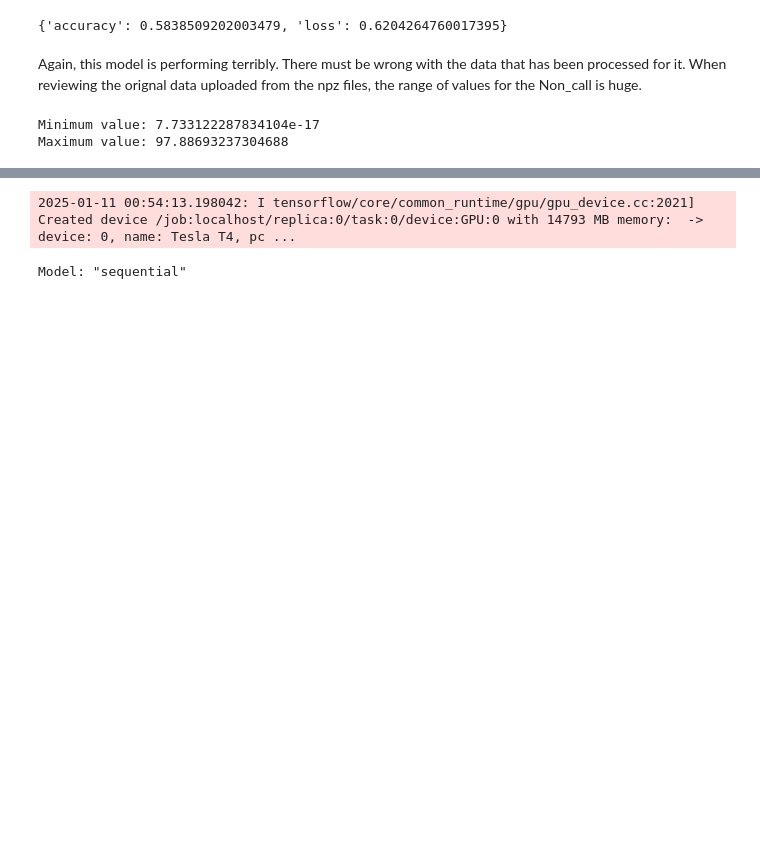
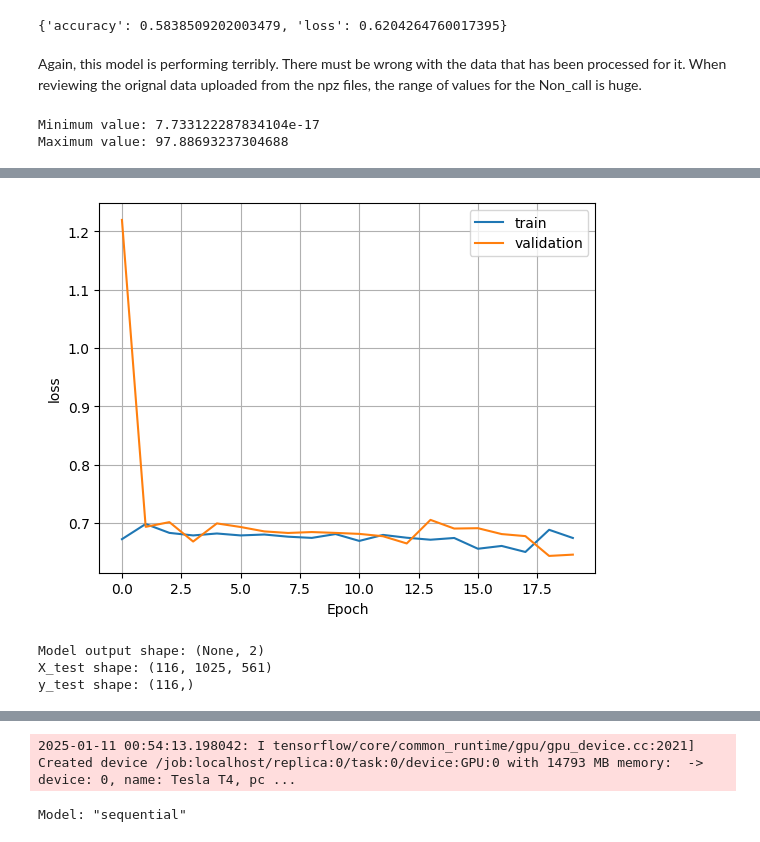
Before and after one commit to Kevin002023/machine-_learning_project2, a Jupyter notebook: Part.2_CNN_model.ipynb, the cells around one changed output, grey strips where cells are left out. Drawn from its saved outputs; the diff is of its cells as text; code cells hidden in the pictures; blank space fills up the shorter version.

```diff
--- a/Part.2_CNN_model.ipynb
+++ b/Part.2_CNN_model.ipynb
@@ -575,0 +676,16 @@ X_train, X_test, y_train, y_test = train_test_split(rupe_x, categorical_labels,
+# %%
+from sklearn.utils.class_weight import compute_class_weight
+
+
+class_weights_array = compute_class_weight('balanced', classes=np.unique(y), y=y)
+class_weights = dict(zip(np.unique(y), class_weights_array))
+print(class_weights)
+X_train, X_val, y_train, y_val = train_test_split(
+    x, y, test_size=0.2, random_state=42
+)
+
+# Verify shapes
+print("X_train shape:", X_train.shape)
+print("y_train shape:", y_train.shape)
+print("X_val shape:", X_val.shape)
+print("y_val shape:", y_val.shape)
@@ -582,7 +710,7 @@ data_augmentation = tf.keras.Sequential(
   ]
 )
 # %%
-model2 = tf.keras.models.Sequential([
+model4 = tf.keras.models.Sequential([
     tf.keras.Input(shape=(1025, 561, 1)),
     data_augmentation,
     layers.Conv2D(16, 3, padding='same', activation='relu'),
@@ -601,6 +751,6 @@ model2.summary()
 # %%
-model2.compile(
+model4.compile(
     optimizer=tf.keras.optimizers.Adam(0.001),
-    loss=tf.keras.losses.CategoricalCrossentropy(from_logits=False),
+    loss='sparse_categorical_crossentropy',
     metrics=['accuracy'],
 )
@@ -727,0 +757,7 @@ W0000 00:00:1736556586.074240   18436 gpu_timer.cc:114] Skipping the delay kerne
+# %%
+model4.fit(
+    X_train, y_train,
+    validation_data=(X_val, y_val),
+    epochs=20,
+    class_weight=class_weights
+)
@@ -727,0 +783,14 @@ W0000 00:00:1736556586.074240   18436 gpu_timer.cc:114] Skipping the delay kerne
+# %%
+history = model4.history
+plot_loss(history)
+# %% [output]
+[figure, added]
+# %%
+output_shape = model4.output_shape
+print("Model output shape:", output_shape)
+print("X_test shape:", X_test.shape)
+print("y_test shape:", y_test.shape)
+# %% [output]
+Model output shape: (None, 2)
+X_test shape: (116, 1025, 561)
+y_test shape: (116,)
```
Also changed, not shown: parts of 36 cells of this notebook.
